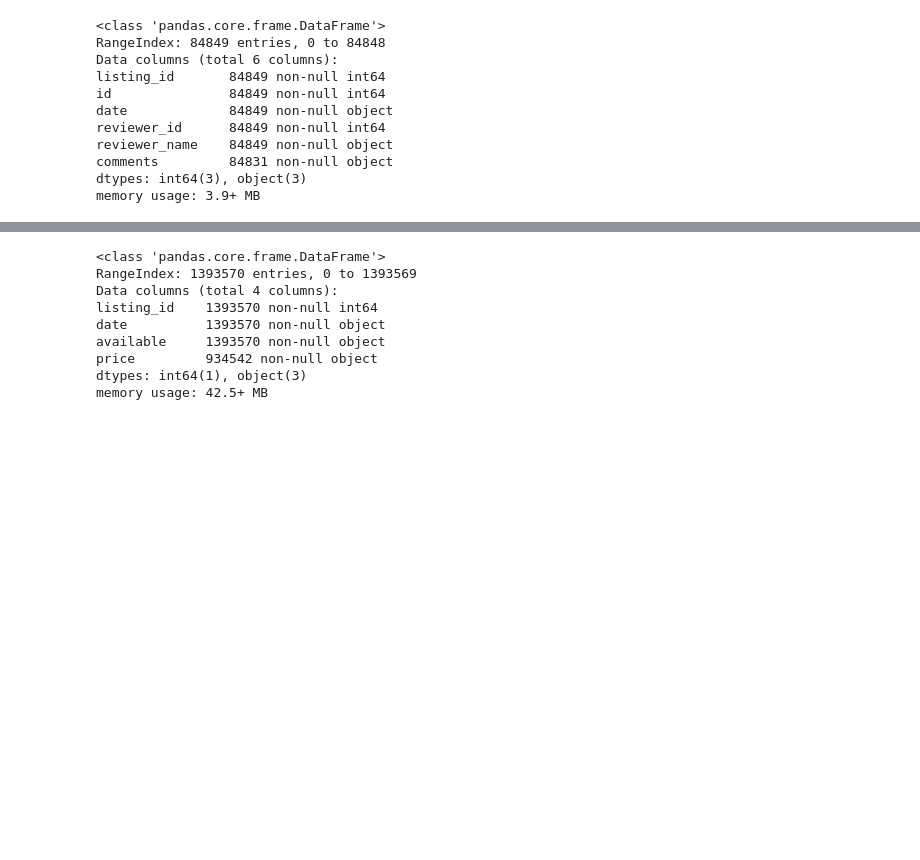
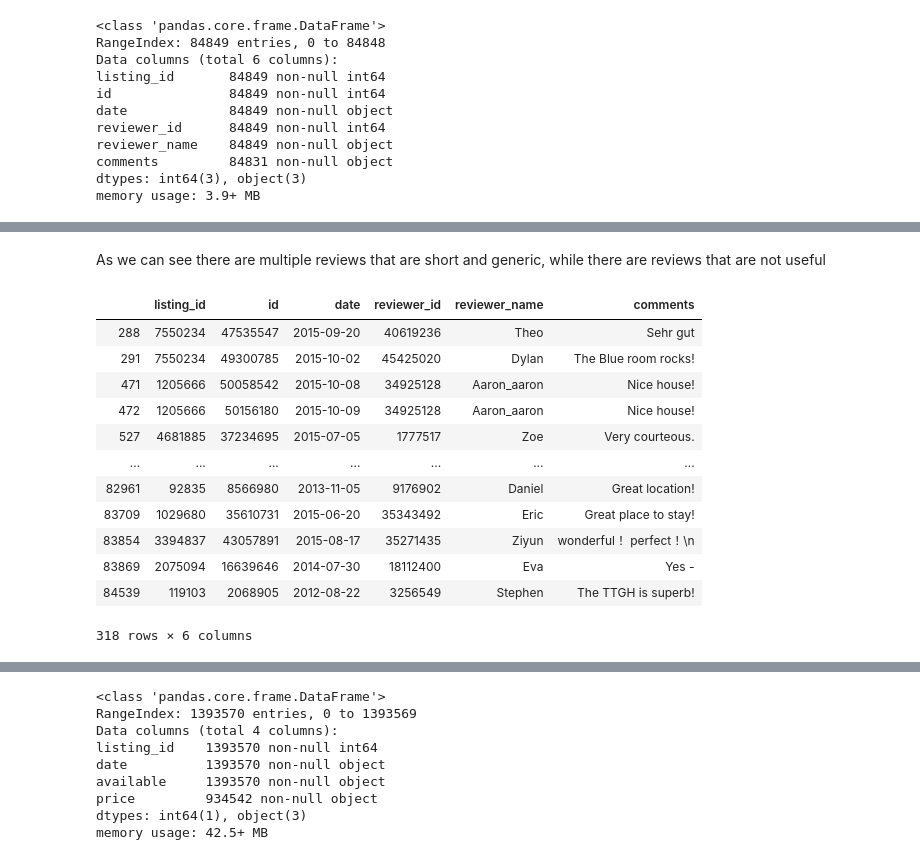
Before and after one commit to osama1991bokhari/Project4_Writing_Blog, a Jupyter notebook: Project 4 Writing a Data Scientist blog post.ipynb, the cells around one changed output, grey strips where cells are left out. Cells and saved outputs as stored; diff of their text form; code cells hidden in the pictures; blank space fills up the shorter version.

```diff
--- a/Project 4 Writing a Data Scientist blog post.ipynb
+++ b/Project 4 Writing a Data Scientist blog post.ipynb
@@ -66,0 +194,20 @@ memory usage: 3.9+ MB
+# %% [markdown]
+As we can see there are multiple reviews that are short and generic, while there are reviews that are not useful
+# %%
+mask = reviews['comments'].str.len() <= 20
+df = reviews.loc[mask]
+df
+# %% [output]
+|  | listing_id | id | date | reviewer_id | reviewer_name | comments |
+| 288 | 7550234 | 47535547 | 2015-09-20 | 40619236 | Theo | Sehr gut |
+| 291 | 7550234 | 49300785 | 2015-10-02 | 45425020 | Dylan | The Blue room rocks! |
+| 471 | 1205666 | 50058542 | 2015-10-08 | 34925128 | Aaron_aaron | Nice house! |
+| 472 | 1205666 | 50156180 | 2015-10-09 | 34925128 | Aaron_aaron | Nice house! |
+| 527 | 4681885 | 37234695 | 2015-07-05 | 1777517 | Zoe | Very courteous. |
+| ... | ... | ... | ... | ... | ... | ... |
+| 82961 | 92835 | 8566980 | 2013-11-05 | 9176902 | Daniel | Great location! |
+| 83709 | 1029680 | 35610731 | 2015-06-20 | 35343492 | Eric | Great place to stay! |
+| 83854 | 3394837 | 43057891 | 2015-08-17 | 35271435 | Ziyun | wonderful！ perfect！\n |
+| 83869 | 2075094 | 16639646 | 2014-07-30 | 18112400 | Eva | Yes - |
+| 84539 | 119103 | 2068905 | 2012-08-22 | 3256549 | Stephen | The TTGH is superb! |
+318 rows × 6 columns
```
Also changed, not shown: parts of 20 cells of this notebook.
